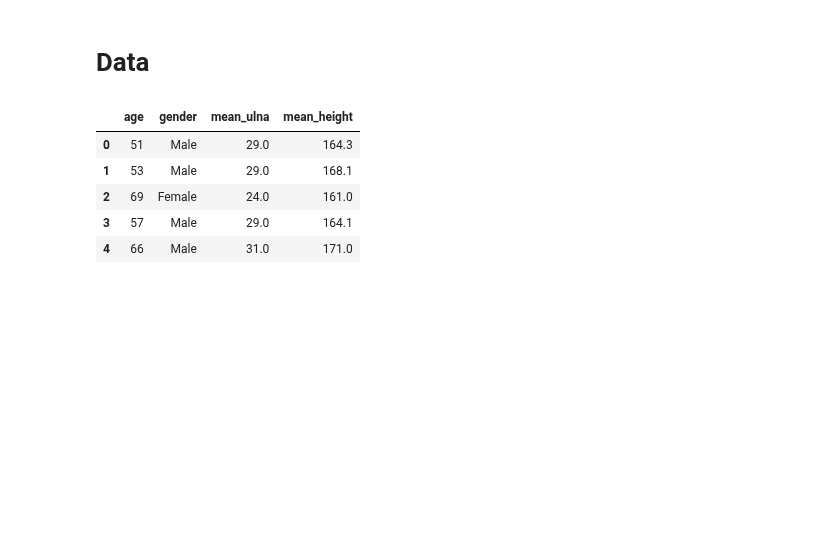
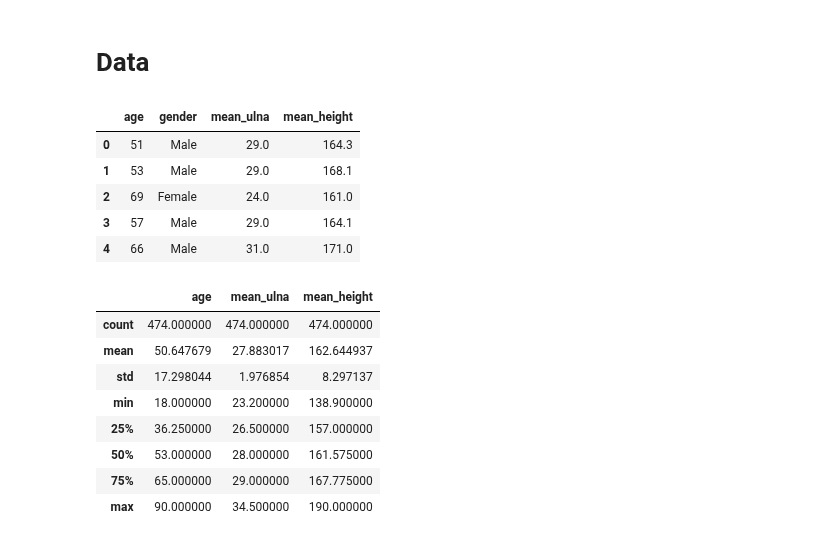
Before and after one commit to KomlaRD/agreement_height_ulna_length_study, a Jupyter notebook: automl.ipynb, the cells around one changed output. Cells and saved outputs as stored; diff of their text form; code cells hidden in the pictures; blank space fills up the shorter version.

```diff
--- a/automl.ipynb
+++ b/automl.ipynb
@@ -43,3 +71,15 @@ df.head()
 | 2 | 69 | Female | 24.0 | 161.0 |
 | 3 | 57 | Male | 29.0 | 164.1 |
 | 4 | 66 | Male | 31.0 | 171.0 |
+# %%
+df.describe()
+# %% [output]
+|  | age | mean_ulna | mean_height |
+| count | 474.000000 | 474.000000 | 474.000000 |
+| mean | 50.647679 | 27.883017 | 162.644937 |
+| std | 17.298044 | 1.976854 | 8.297137 |
+| min | 18.000000 | 23.200000 | 138.900000 |
+| 25% | 36.250000 | 26.500000 | 157.000000 |
+| 50% | 53.000000 | 28.000000 | 161.575000 |
+| 75% | 65.000000 | 29.000000 | 167.775000 |
+| max | 90.000000 | 34.500000 | 190.000000 |
```
Also changed, not shown: parts of 2 cells of this notebook.
